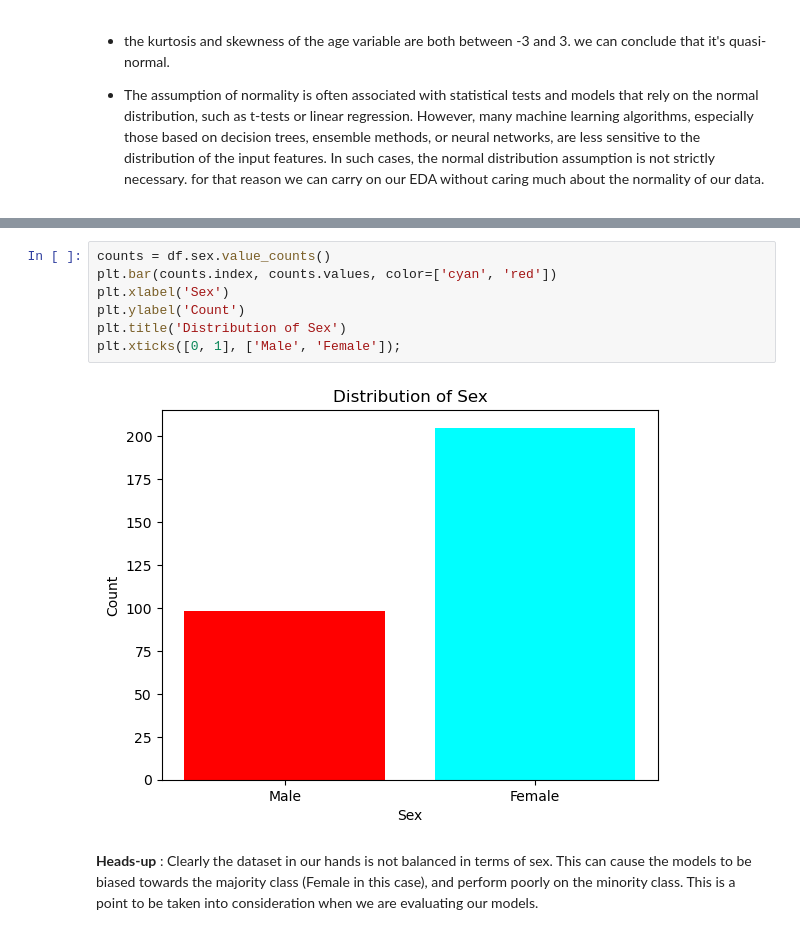
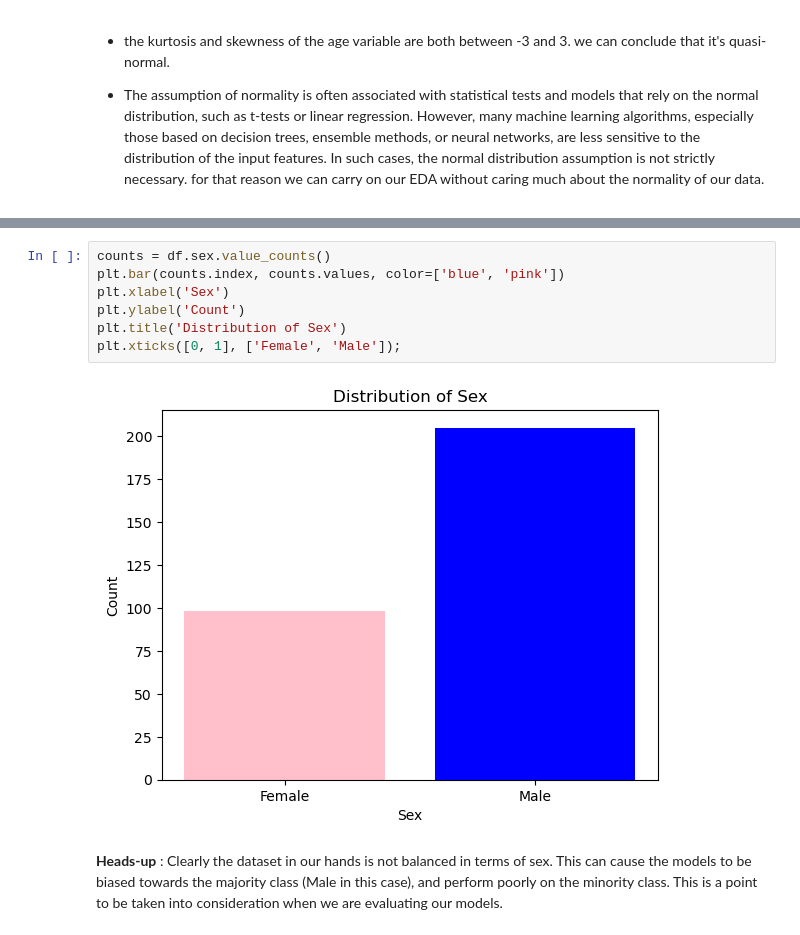
Before and after one commit to mouadiscoding/Sihati-4.0, a Jupyter notebook: heart_disease.ipynb, the cells around one changed output, grey strips where cells are left out. Cells and saved outputs as stored; diff of their text form.

```diff
--- a/heart_disease.ipynb
+++ b/heart_disease.ipynb
@@ -108,12 +148,12 @@ for that reason we can carry on our EDA without caring much about the normality
 # %%
 counts = df.sex.value_counts()
-plt.bar(counts.index, counts.values, color=['cyan', 'red'])
+plt.bar(counts.index, counts.values, color=['blue', 'pink'])
 plt.xlabel('Sex')
 plt.ylabel('Count')
 plt.title('Distribution of Sex')
-plt.xticks([0, 1], ['Male', 'Female']);
+plt.xticks([0, 1], ['Female', 'Male']);
 # %% [output]
-[figure, old version]
+[figure, new version]
 # %% [markdown]
-**Heads-up** : Clearly the dataset in our hands is not balanced in terms of sex. This can cause the models to be biased towards the majority class (Female in this case), and perform poorly on the minority class.
+**Heads-up** : Clearly the dataset in our hands is not balanced in terms of sex. This can cause the models to be biased towards the majority class (Male in this case), and perform poorly on the minority class.
 This is a point to be taken into consideration when we are evaluating our models.
```
Also changed, not shown: parts of 12 cells of this notebook.
